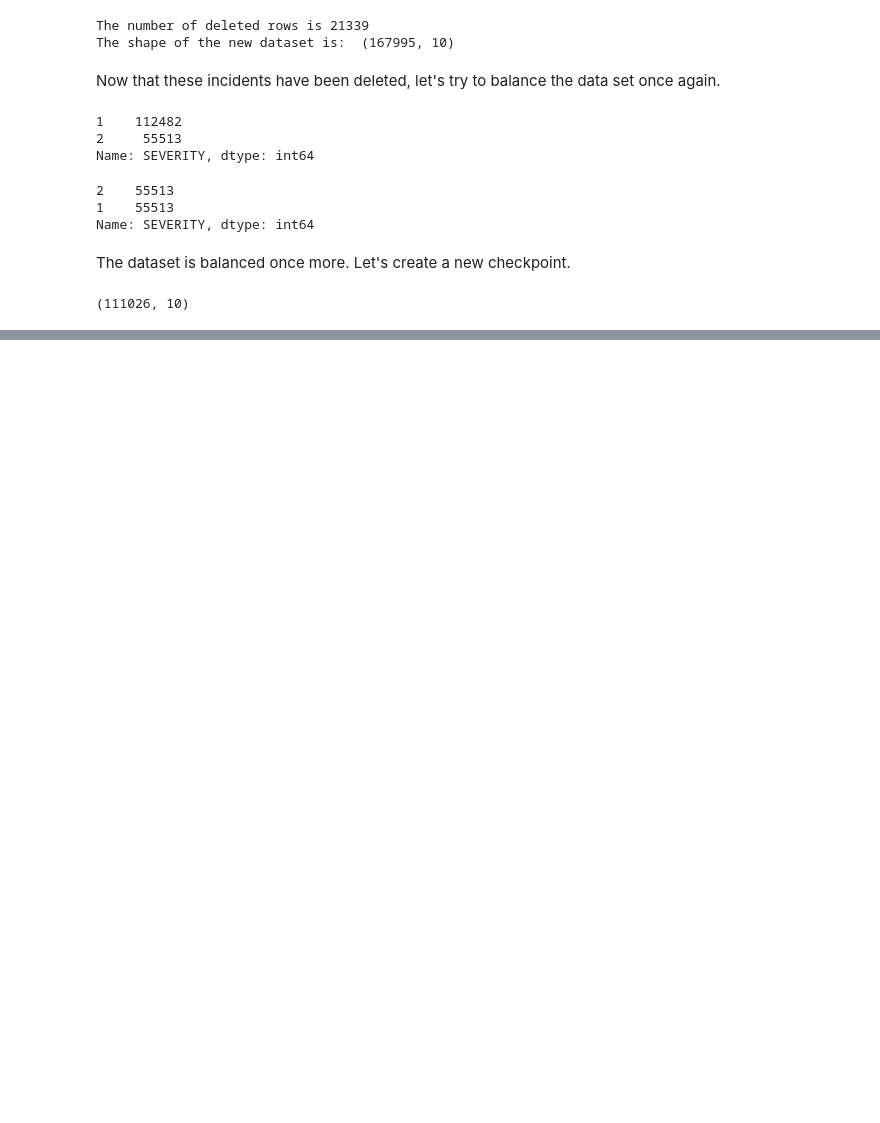
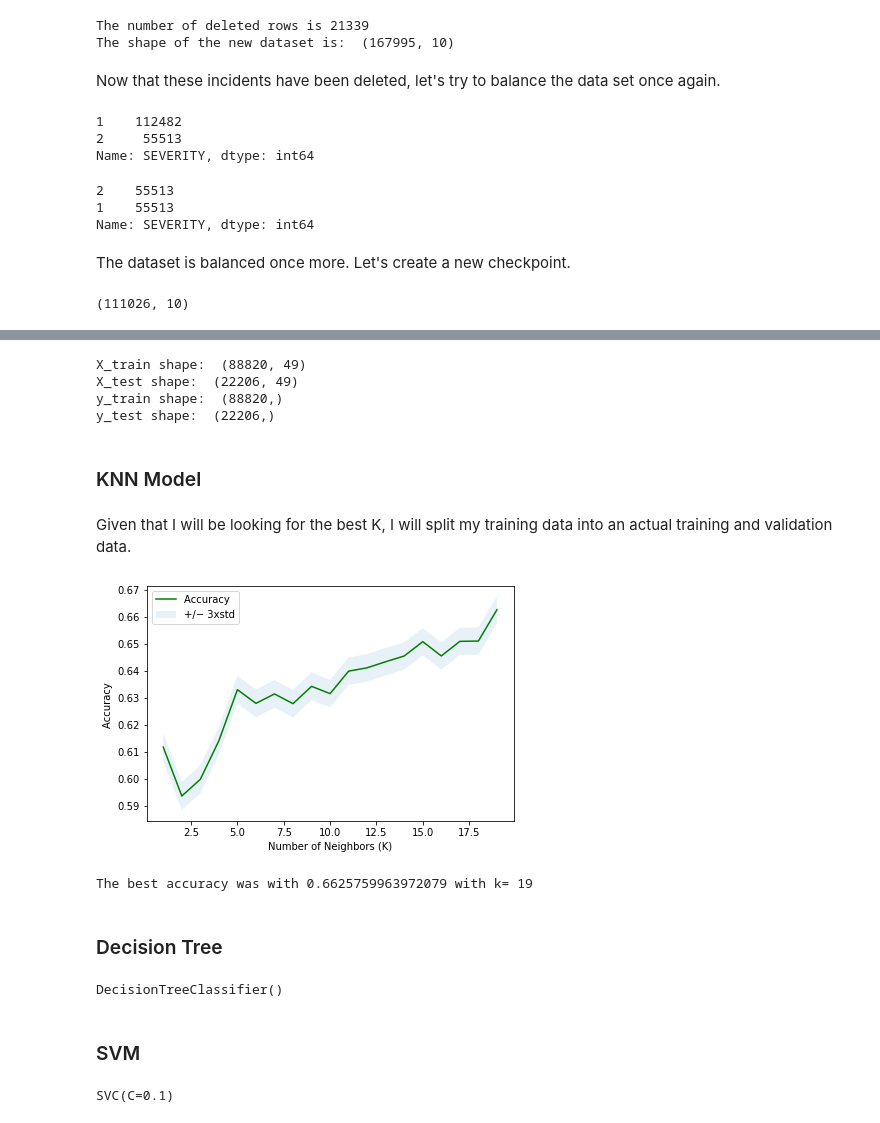
Before and after one commit to emiliopm1997/Coursera_Capstone, a Jupyter notebook: CAPSTONE Project.ipynb, the cells around one changed output, grey strips where cells are left out. Drawn from its saved outputs; the diff is of its cells as text; code cells hidden in the pictures; blank space fills up the shorter version.

Commit message:
Code and models finished.

```diff
--- a/CAPSTONE Project.ipynb
+++ b/CAPSTONE Project.ipynb
@@ -356,0 +365,2 @@ df_EA2.shape
+# %%
+df_encoded=df_EA2[['LACK_ATTENTION','UNDERINFL','SPEEDING','SEVERITY']]
@@ -356,0 +413,3 @@ df_EA2.shape
+# %%
+X=df_encoded.drop('SEVERITY',axis=1)
+y=df_encoded['SEVERITY'].values
@@ -356,0 +420,14 @@ df_EA2.shape
+# %%
+X_train , X_test , y_train , y_test = train_test_split( X, y, test_size=0.2, random_state=7)
+# %%
+print('X_train shape: ', X_train.shape)
+print('X_test shape: ', X_test.shape)
+print('y_train shape: ', y_train.shape)
+print('y_test shape: ', y_test.shape)
+# %% [output]
+X_train shape:  (88820, 49)
+X_test shape:  (22206, 49)
+y_train shape:  (88820,)
+y_test shape:  (22206,)
+# %% [markdown]
+### KNN Model
@@ -356,0 +437,29 @@ df_EA2.shape
+# %% [markdown]
+Given that I will be looking for the best K, I will split my training data into an actual training and validation data.
+# %%
+X_train2 , X_val , y_train2 , y_val = train_test_split( X_train, y_train, test_size=0.1, random_state=9)
+# %%
+Ks = 20
+mean_acc = np.zeros((Ks-1))
+std_acc = np.zeros((Ks-1))
+
+for n in range(1,Ks):
+    neigh = KNeighborsClassifier(n_neighbors = n).fit(X_train2 ,y_train2)
+    yhat=neigh.predict(X_val)
+    mean_acc[n-1] = metrics.accuracy_score (y_val , yhat)
+    std_acc[n-1]=np.std(yhat == y_val )/np.sqrt(yhat.shape[0])
+
+#Plot
+plt.plot(range(1,Ks),mean_acc ,'g')
+plt.fill_between (range(1,Ks),mean_acc- 1 * std_acc ,mean_acc + 1 * std_acc , alpha =0.10)
+plt.legend (('Accuracy ', '+/− 3xstd'))
+plt.ylabel('Accuracy ')
+plt.xlabel('Number of Neighbors (K)')
+plt.tight_layout()
+plt.show()
+
+print( "The best accuracy was with", mean_acc.max(), "with k=", mean_acc.argmax()+1)
+winsound.Beep(freq, duration)
+# %% [output]
+[figure, added]
+The best accuracy was with 0.6625759963972079 with k= 19
@@ -356,0 +469,16 @@ df_EA2.shape
+# %% [markdown]
+### Decision Tree
+# %%
+from sklearn.tree import DecisionTreeClassifier
+tree = DecisionTreeClassifier(criterion ="gini")
+tree.fit(X_train, y_train)
+# %% [output]
+DecisionTreeClassifier()
+# %% [markdown]
+### SVM
+# %%
+from sklearn import svm
+clf = svm.SVC(kernel='rbf',C=0.1)
+clf.fit(X_train, y_train)
+# %% [output]
+SVC(C=0.1)
```
Also changed, not shown: parts of 26 cells of this notebook.
